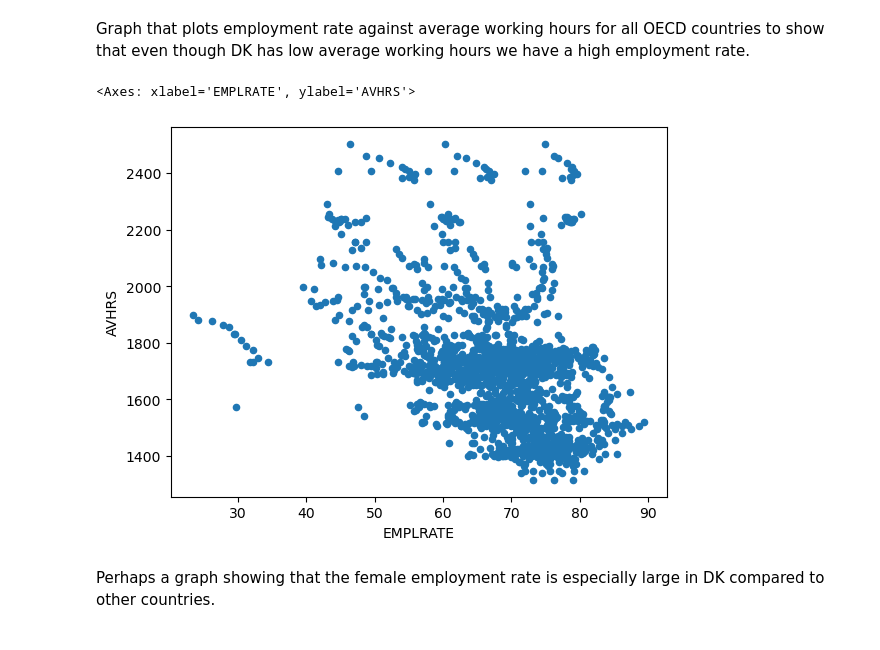
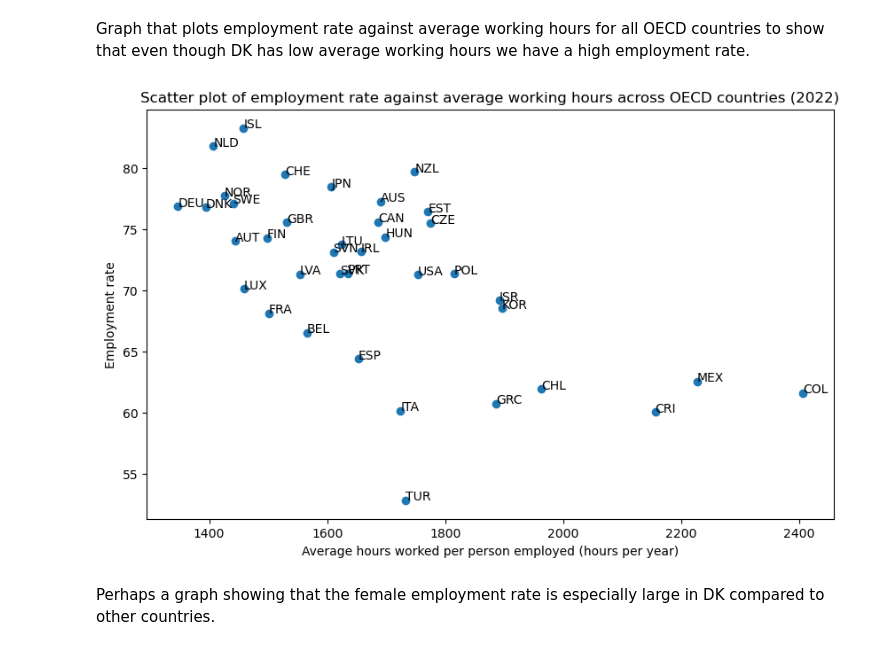
Before and after one commit to NumEconCopenhagen/projects-2024-clara-og-theis, a Jupyter notebook: dataproject/dataproject.ipynb, the cells around one changed output. Saved outputs shown, nothing was run; the diff lists cells and outputs as text; code cells hidden in the pictures.

```diff
--- a/dataproject/dataproject.ipynb
+++ b/dataproject/dataproject.ipynb
@@ -157,11 +162,23 @@ MAKE FURTHER ANALYSIS. EXPLAIN THE CODE BRIEFLY AND SUMMARIZE THE RESULTS.
 Graph that shows that average hours worked are declining over time for DK. Måske lav den som en drop down widget så man kan vælge landet
 # %% [markdown]
 Graph that plots employment rate against average working hours for all OECD countries to show that even though DK has low average working hours we have a high employment rate.
-# %%
-data_merged.plot.scatter(x='AVHRS', y='EMPLRATE')
-# %% [output]
-<Axes: xlabel='EMPLRATE', ylabel='AVHRS'>
-[figure, removed]
+# %%
+# Plot employment rates across average working hours per person employed
+plt.figure(figsize=(10, 6))
+plt.scatter(x=data_merged[(data_merged['SUBJECT'] == 'All') & (data_merged['YEAR'] == '2022')]['AVHRS'],
+            y=data_merged[(data_merged['SUBJECT'] == 'All') & (data_merged['YEAR'] == '2022')]['EMPLRATE'])
+
+plt.xlabel('Average hours worked per person employed (hours per year)')
+plt.ylabel('Employment rate')
+plt.title('Scatter plot of employment rate against average working hours across OECD countries (2022)')
+
+# Annotate points with country names
+for index, row in data_merged[(data_merged['SUBJECT'] == 'All') & (data_merged['YEAR'] == '2022')].iterrows():
+    plt.annotate(row['LOCATION'], (row['AVHRS'], row['EMPLRATE']))
+
+plt.show()
+# %% [output]
+[figure, added]
 # %% [markdown]
 Perhaps a graph showing that the female employment rate is especially large in DK compared to other countries.
 # %% [markdown]
```
Also changed, not shown: parts of 5 cells of this notebook.
